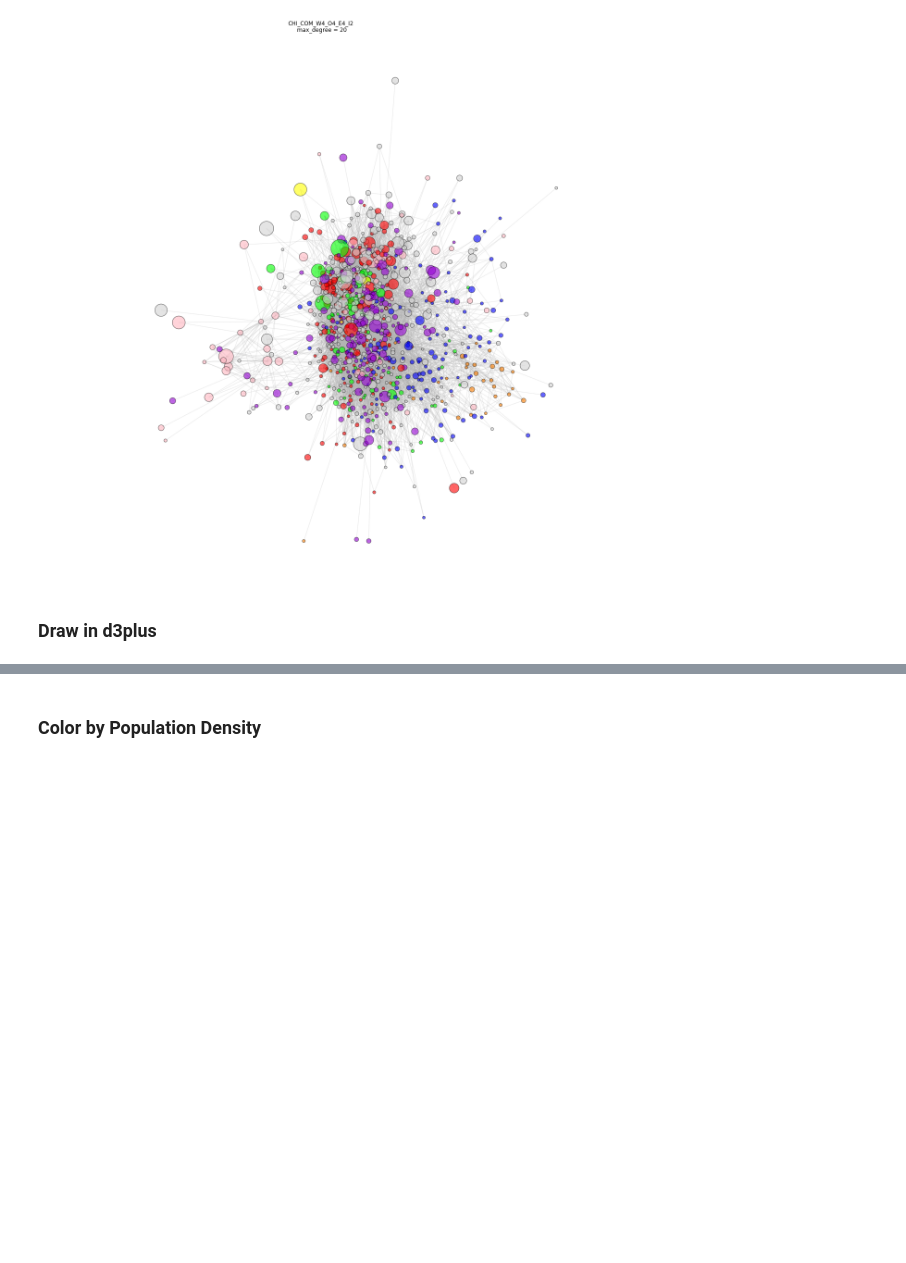
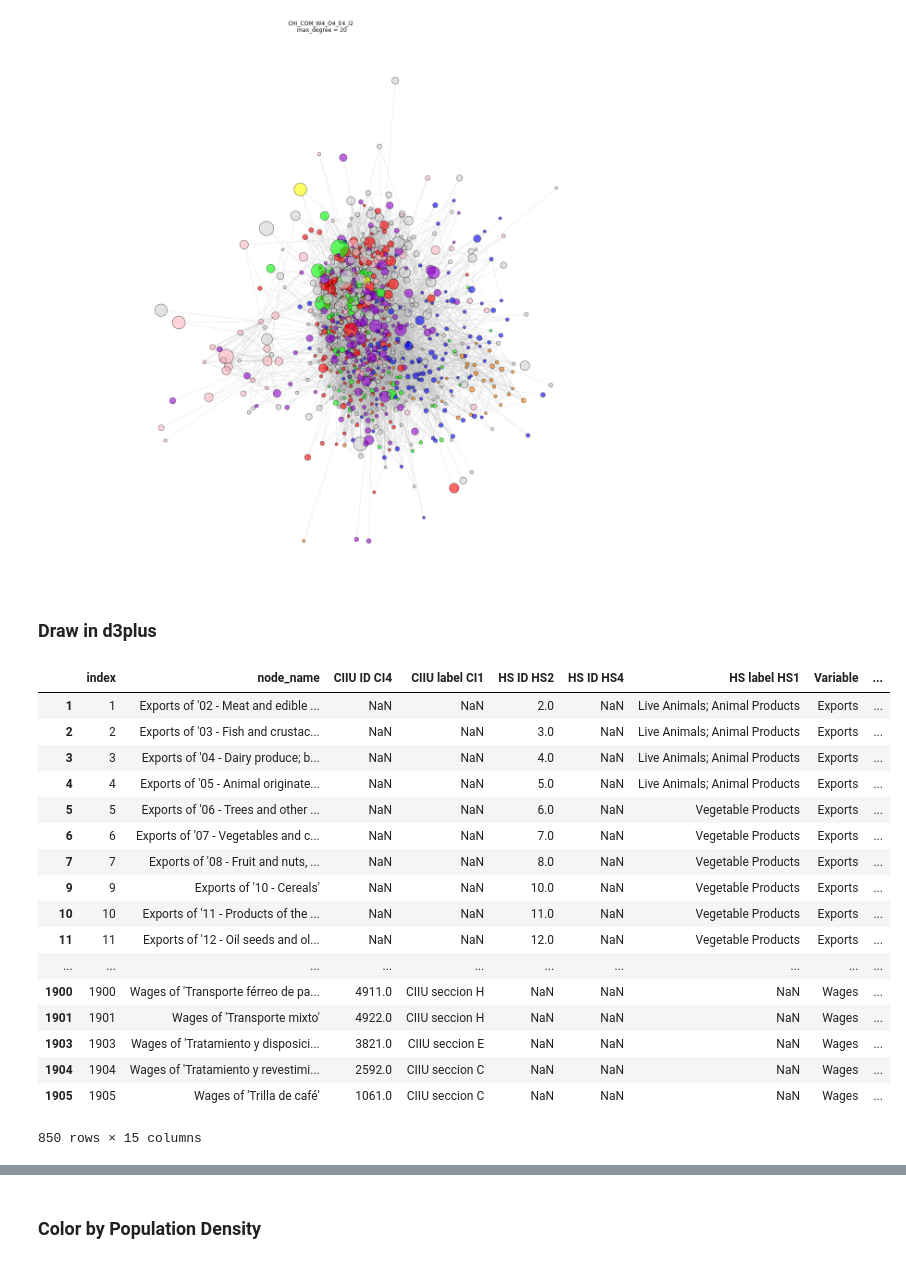
Before and after one commit to matuteiglesias/geo-correlation-structures, a Jupyter notebook: Sample network plot.ipynb, the cells around one changed output, grey strips where cells are left out. Drawn from its saved outputs; the diff is of its cells as text; code cells hidden in the pictures; blank space fills up the shorter version.

```diff
--- a/Sample network plot.ipynb
+++ b/Sample network plot.ipynb
@@ -312,6 +312,27 @@ plt.show()
 # nodes
 pos_df = pd.DataFrame(pos, index = ['x', 'y']).T
 nodes_wpos = pd.concat([nodes_s, pos_df], axis = 1)
+# %%
+nodes_wpos
+# %% [output]
+|  | index | node_name | CIIU ID CI4 | CIIU label CI1 | HS ID HS2 | HS ID HS4 | HS label HS1 | Variable | ... |
+| 1 | 1 | Exports of '02 - Meat and edible ... | NaN | NaN | 2.0 | NaN | Live Animals; Animal Products | Exports | ... |
+| 2 | 2 | Exports of '03 - Fish and crustac... | NaN | NaN | 3.0 | NaN | Live Animals; Animal Products | Exports | ... |
+| 3 | 3 | Exports of '04 - Dairy produce; b... | NaN | NaN | 4.0 | NaN | Live Animals; Animal Products | Exports | ... |
+| 4 | 4 | Exports of '05 - Animal originate... | NaN | NaN | 5.0 | NaN | Live Animals; Animal Products | Exports | ... |
+| 5 | 5 | Exports of '06 - Trees and other ... | NaN | NaN | 6.0 | NaN | Vegetable Products | Exports | ... |
+| 6 | 6 | Exports of '07 - Vegetables and c... | NaN | NaN | 7.0 | NaN | Vegetable Products | Exports | ... |
+| 7 | 7 | Exports of '08 - Fruit and nuts, ... | NaN | NaN | 8.0 | NaN | Vegetable Products | Exports | ... |
+| 9 | 9 | Exports of '10 - Cereals' | NaN | NaN | 10.0 | NaN | Vegetable Products | Exports | ... |
+| 10 | 10 | Exports of '11 - Products of the ... | NaN | NaN | 11.0 | NaN | Vegetable Products | Exports | ... |
+| 11 | 11 | Exports of '12 - Oil seeds and ol... | NaN | NaN | 12.0 | NaN | Vegetable Products | Exports | ... |
+| ... | ... | ... | ... | ... | ... | ... | ... | ... | ... |
+| 1900 | 1900 | Wages of 'Transporte férreo de pa... | 4911.0 | CIIU seccion H | NaN | NaN | NaN | Wages | ... |
+| 1901 | 1901 | Wages of 'Transporte mixto' | 4922.0 | CIIU seccion H | NaN | NaN | NaN | Wages | ... |
+| 1903 | 1903 | Wages of 'Tratamiento y disposici... | 3821.0 | CIIU seccion E | NaN | NaN | NaN | Wages | ... |
+| 1904 | 1904 | Wages of 'Tratamiento y revestimi... | 2592.0 | CIIU seccion C | NaN | NaN | NaN | Wages | ... |
+| 1905 | 1905 | Wages of 'Trilla de café' | 1061.0 | CIIU seccion C | NaN | NaN | NaN | Wages | ... |
+850 rows × 15 columns
 # %%
 nodes_ = nodes_wpos.reset_index()[['index','x', 'y', 'node_name', 'color']].dropna(subset = ['x']).rename({'index': 'id'}, axis = 1)
 nodes_['id'] = nodes_['id'].astype(str).str.zfill(4)
```
Also changed, not shown: parts of 4 cells of this notebook.
